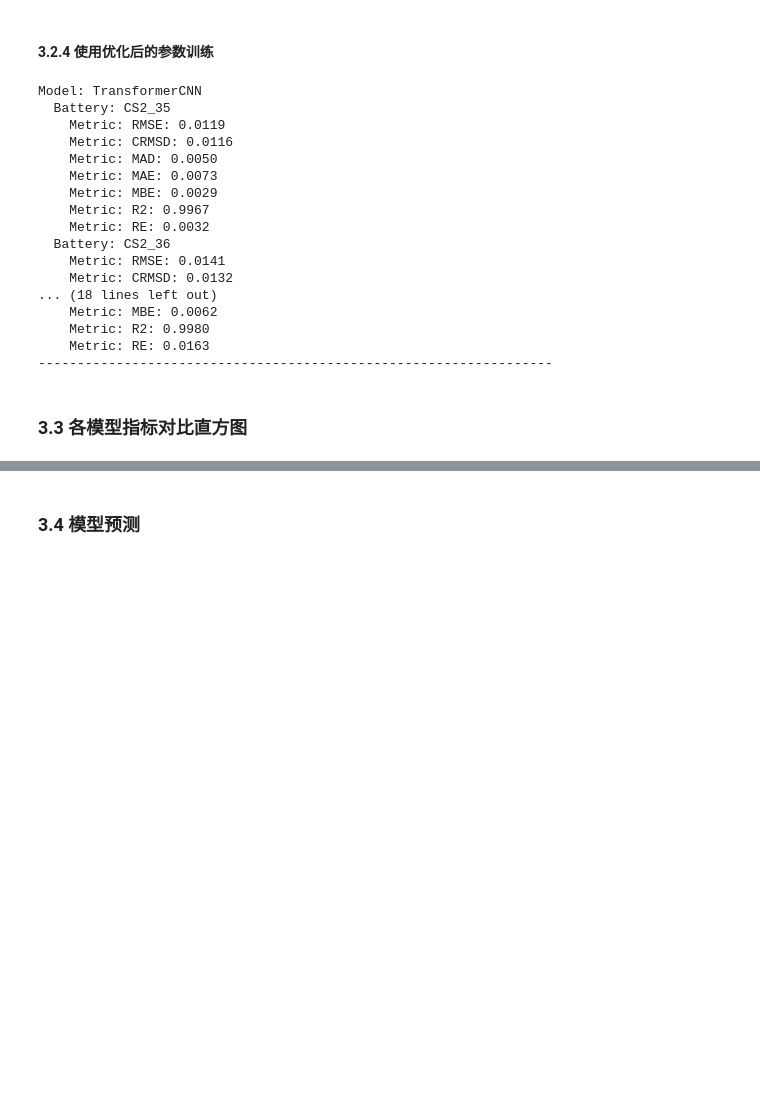
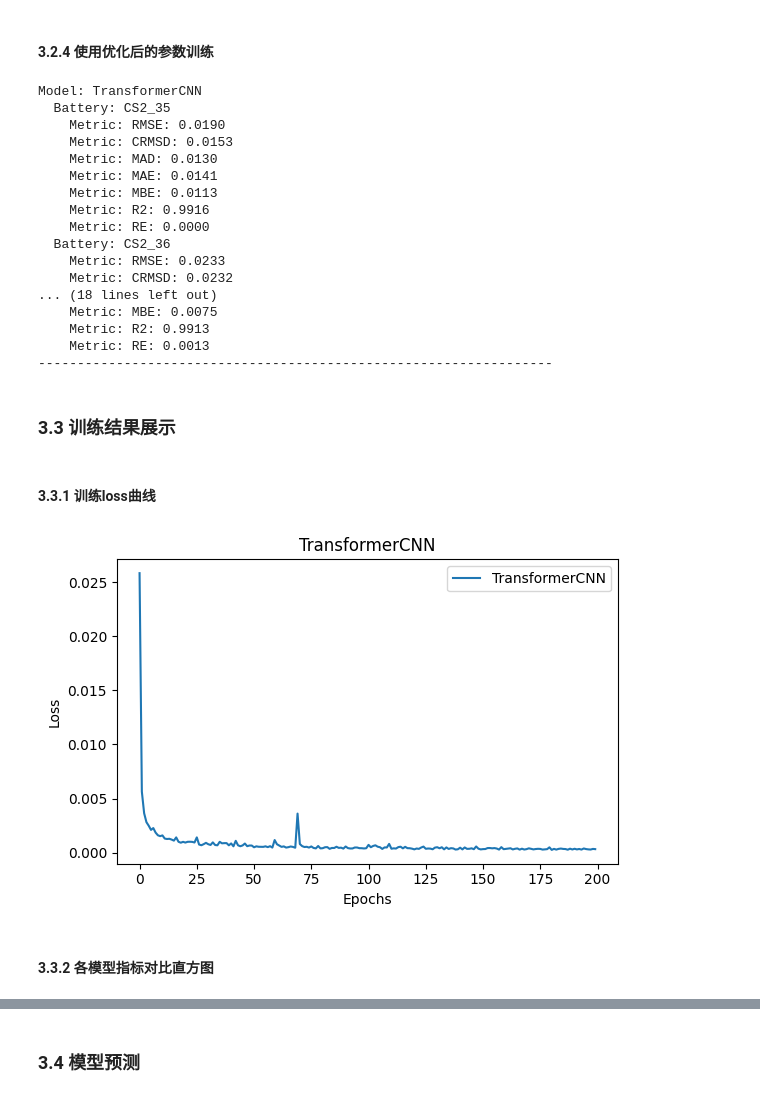
Before and after one commit to flyingyuya/CALCE_LIB, a Jupyter notebook: CALCE_TransformerCNN.ipynb, the cells around one changed output, grey strips where cells are left out. Saved outputs shown, nothing was run; the diff lists cells and outputs as text; code cells hidden in the pictures; blank space fills up the shorter version.

```diff
--- a/CALCE_TransformerCNN.ipynb
+++ b/CALCE_TransformerCNN.ipynb
@@ -1116,7 +1116,7 @@ def objective(model_list, metric, window_size, features, d_model, out_cnn, head,
                     get_data(Battery, bat_name, head, window_size, shuffle, batch_size)
                 model = model.to(device) # 注册模型到设备
 
-                train_loss = [0]
+                train_loss = []
                 score, best_score = float(0), float(0)
                 epoch_metrics = {}
                 for epoch in range(int(epochs)):
@@ -1134,7 +1134,7 @@ def objective(model_list, metric, window_size, features, d_model, out_cnn, head,
                     train_epoch_loss = np.array(train_epoch_loss).mean()
                     train_loss.append(train_epoch_loss)
 
-                    if (epoch + 1) % 50 == 0:
+                    if (epoch + 1) % 5 == 0:
                         model.eval() # 设置为验证模式
                         tesy_pred, test_y = [], []
                         with torch.no_grad():
@@ -1154,7 +1154,7 @@ def objective(model_list, metric, window_size, features, d_model, out_cnn, head,
                         metrics['RE'] = relative_error(np.array(test_y),
                                             np.array(tesy_pred), Rated_Capacity * 0.7)
                         score = metrics[metric]
-                        if epoch + 1 == 50:
+                        if epoch + 1 == 5:
                             best_score = score
                             epoch_metrics = metrics
                         else:
@@ -1291,7 +1291,7 @@ is_autoencoder = True # 是否使用降噪自编码
 batch_size = 32 # 批训练大小
 shuffle = True # 是否打乱数据集
 Rated_Capacity = 1.1 # 额定容量
-epochs = 200 # 训练次数
+epochs = 50 # 训练次数
 
 seed = 42 # 随机种子
 setup_seed(seed) # 设置种子
@@ -1300,8 +1300,12 @@ model_list = ['TransformerCNN']
 metrics_list = ['RMSE', 'CRMSD', 'MAD', 'MAE', 'MBE', 'R2', 'RE']
 
 model_metrics = {}  # 用于存储每个模型的最终指标值
+model_losses = {}  # 用于存储每个模型的训练loss数据
+
 for model_name in model_list:
     battery_metrics = {} # 存储每个电池的 metrics
+    model_loss = []  # 存储模型的训练loss
+
     if model_name == 'TransformerCNN':
         model, loss_fn, optimizer = get_model(model_name, features, d_model, out_cnn,
                                               head, d_ff, output_dim, dropout, N,
@@ -1313,7 +1317,7 @@ for model_name in model_list:
                 get_data(Battery, bat_name, head, window_size, shuffle, batch_size)
             model = model.to(device) # 注册模型到设备
 
-            train_loss = [0]
+            train_loss = []
             score, best_score = float(1), float(1)
             epoch_metrics = {}
             for epoch in range(int(epochs)):
@@ -1331,7 +1335,7 @@ for model_name in model_list:
                 train_epoch_loss = np.array(train_epoch_loss).mean()
                 train_loss.append(train_epoch_loss)
 
-                if (epoch + 1) % 50 == 0:
+                if (epoch + 1) % 5 == 0:
                     model.eval() # 设置为验证模式
                     tesy_pred, test_y = [], []
                     with torch.no_grad():
@@ -1351,7 +1355,7 @@ for model_name in model_list:
                     metrics['RE'] = relative_error(np.array(test_y),
                                         np.array(tesy_pred), Rated_Capacity * 0.7)
                     score = metrics[metric]
-                    if epoch + 1 == 50:
+                    if epoch + 1 == 5:
                         best_score = score
                         epoch_metrics = metrics
                     else:
@@ -1360,8 +1364,13 @@ for model_name in model_list:
                             best_score = score
                             epoch_metrics = metrics
                             # break
+
+            # 将每个电池的训练loss添加到模型loss中
+            model_loss.extend(train_loss)
             battery_metrics[bat_name] = epoch_metrics
+
         model_metrics[model_name] = battery_metrics
+        model_losses[model_name] = np.array(model_loss)
 
 # 打印最终指标值
 for model_name, model_metric in model_metrics.items():
@@ -1374,23 +1383,40 @@ for model_name, model_metric in model_metrics.items():
 # %% [output]
 Model: TransformerCNN
   Battery: CS2_35
-    Metric: RMSE: 0.0119
-    Metric: CRMSD: 0.0116
-    Metric: MAD: 0.0050
-    Metric: MAE: 0.0073
-    Metric: MBE: 0.0029
-    Metric: R2: 0.9967
-    Metric: RE: 0.0032
+    Metric: RMSE: 0.0190
+    Metric: CRMSD: 0.0153
+    Metric: MAD: 0.0130
+    Metric: MAE: 0.0141
+    Metric: MBE: 0.0113
+    Metric: R2: 0.9916
+    Metric: RE: 0.0000
   Battery: CS2_36
-    Metric: RMSE: 0.0141
-    Metric: CRMSD: 0.0132
+    Metric: RMSE: 0.0233
+    Metric: CRMSD: 0.0232
 ... (18 lines left out)
-    Metric: MBE: 0.0062
-    Metric: R2: 0.9980
-    Metric: RE: 0.0163
+    Metric: MBE: 0.0075
+    Metric: R2: 0.9913
+    Metric: RE: 0.0013
 ------------------------------------------------------------------
+# %% [markdown]
+### 3.3 训练结果展示
+# %% [markdown]
+#### 3.3.1 训练loss曲线
+# %%
+plt.figure(figsize=(6, 4))
+for model_name in model_list:
+    plt.plot(range(len(model_losses[model_name])),
+            model_losses[model_name],
+            label=model_name)
+plt.title(f'{model_name}')
+plt.xlabel('Epochs')
+plt.ylabel('Loss')
+plt.legend()
+plt.tight_layout()
+# %% [output]
+[figure, added]
 # %% [markdown]
-### 3.3 各模型指标对比直方图
+#### 3.3.2 各模型指标对比直方图
 # %%
 import seaborn as sns
 
```
Also changed, not shown: parts of 6 cells of this notebook, 31 other files.
